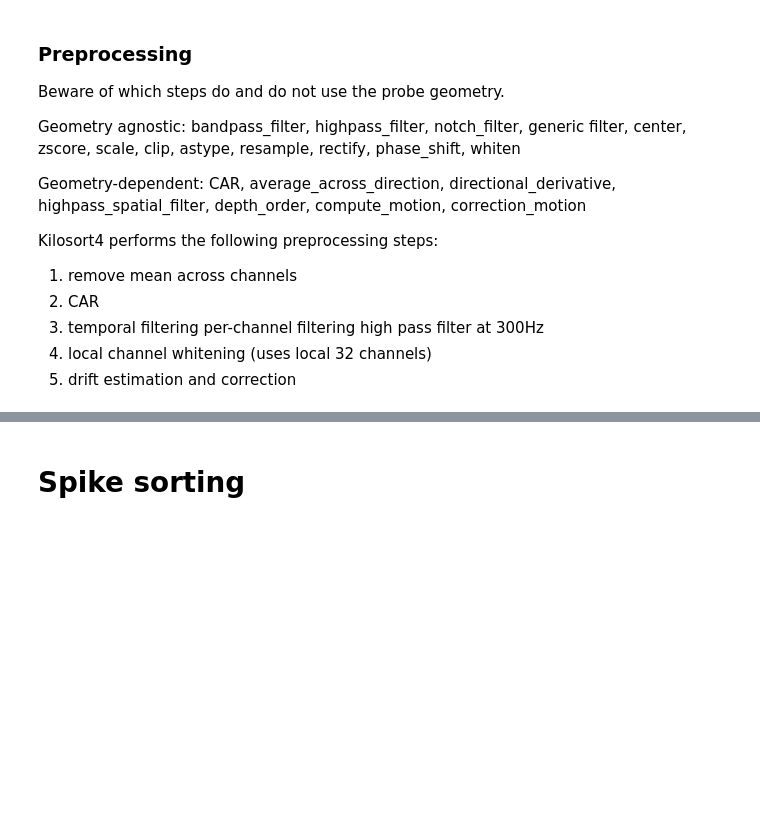
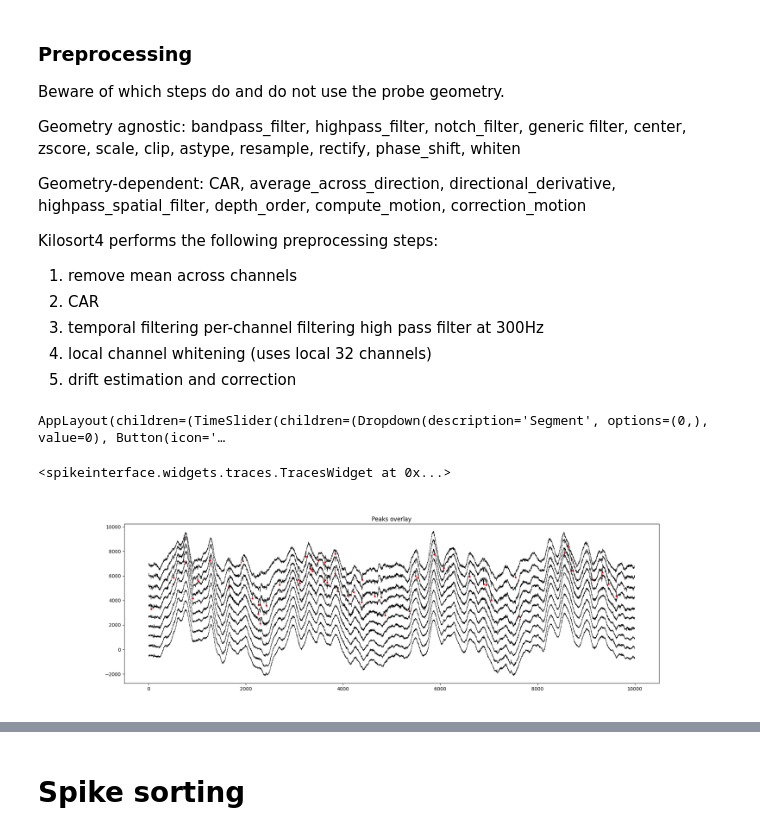
Before and after one commit to BruneBettler/SpikeExplore, a Jupyter notebook: dataExploration.ipynb, the cells around one changed output, grey strips where cells are left out. Cells and saved outputs as stored; diff of their text form; code cells hidden in the pictures; blank space fills up the shorter version.

Commit message:
updates to dataexploration -preprocessing

```diff
--- a/dataExploration.ipynb
+++ b/dataExploration.ipynb
@@ -125,11 +111,11 @@ sw.plot_probe_map(shank3_recording, with_channel_ids=True, backend="matplotlib")
 First those labeled in the XML file and next those detected by SpikeInterface
 # %%
 # STEP 1: remove channels already identified as bad in the xml file
-shank3_skipped_channels = np.intersect1d(shank3_channel_ids, skippedChannels)
-print(f"Shank 3 channels to skip: {shank3_skipped_channels}")
+shank2_skipped_channels = np.intersect1d(shank2_channel_ids, skippedChannels)
+print(f"Shank 2 channels to skip: {shank2_skipped_channels}")
 
 
-clean_recording = shank3_recording.remove_channels(shank3_skipped_channels)
+clean_recording = shank2_recording.remove_channels(shank2_skipped_channels)
 clean_channel_ids = clean_recording.get_channel_ids()
-sw.plot_probe_map(clean_recording)
+sw.plot_probe_map(clean_recording, backend="matplotlib")
 # %% [output]
@@ -204,5 +212,17 @@ Kilosort4 performs the following preprocessing steps:
 4. local channel whitening (uses local 32 channels)
 5. drift estimation and correction
 # %%
-o = spre.center(recording, mode='median', dtype='float32')
+KS_P1 = si.preprocessing.center(clean_recording, mode='mean', dtype='float32')
+
+# JR clust uses median, KS4 uses average
+KS_P2 = si.preprocessing.common_reference(recording = KS_P1, reference = 'global', operator='average')
+
+KS_P3 = si.preprocessing.highpass_filter(KS_P2, freq_min=300.0)
+
+KS_P4 = si.preprocessing.whiten(recording = KS_P3, mode='global') # VERY BAD ! WHY?
+# %%
+sw.plot_traces(KS_P3, backend='ipywidgets')
+# %% [output]
+AppLayout(children=(TimeSlider(children=(Dropdown(description='Segment', options=(0,), value=0), Button(icon='…
+<spikeinterface.widgets.traces.TracesWidget at 0x...>
 # %%
@@ -210,0 +233,42 @@ si.preprocessing.bandpass_filter(recording, freq_min=300.0, freq_max=6000.0, mar
+# %%
+peaks1 = detect_peaks(recording=KS_P3, method='locally_exclusive', peak_sign='neg', detect_threshold=5, exclude_sweep_ms=0.2)
+# %%
+fs = 20000
+p = peaks1
+k2 = False
+
+start_s = 10
+duration_s = 0.5
+
+start = int(start_s * fs)
+end = int((start_s + duration_s) * fs)
+
+traces = KS_P2.get_traces(start_frame=start, end_frame=end)
+
+# shift peaks into window
+mask = (p["sample_index"] >= start) & (p["sample_index"] < end)
+peaks_win = p[mask]
+if k2:
+    color = 'red'
+else:
+    color = 'green'
+
+
+num_ch = 10
+offset = 800 # vertical spacing
+
+plt.figure(figsize=(20, 6))
+
+for ch in range(num_ch):
+
+    plt.plot(traces[:, ch] + ch * offset, color='black', linewidth=0.5)
+
+    p = peaks_win[peaks_win["channel_index"] == ch]
+    times = p["sample_index"] - start
+
+    plt.scatter(times, traces[times, ch] + ch * offset, color='red', s=8)
+
+plt.title("Peaks overlay")
+plt.show()
+# %% [output]
+[figure, added]
```
Also changed, not shown: parts of 28 cells of this notebook, 1 other file.
